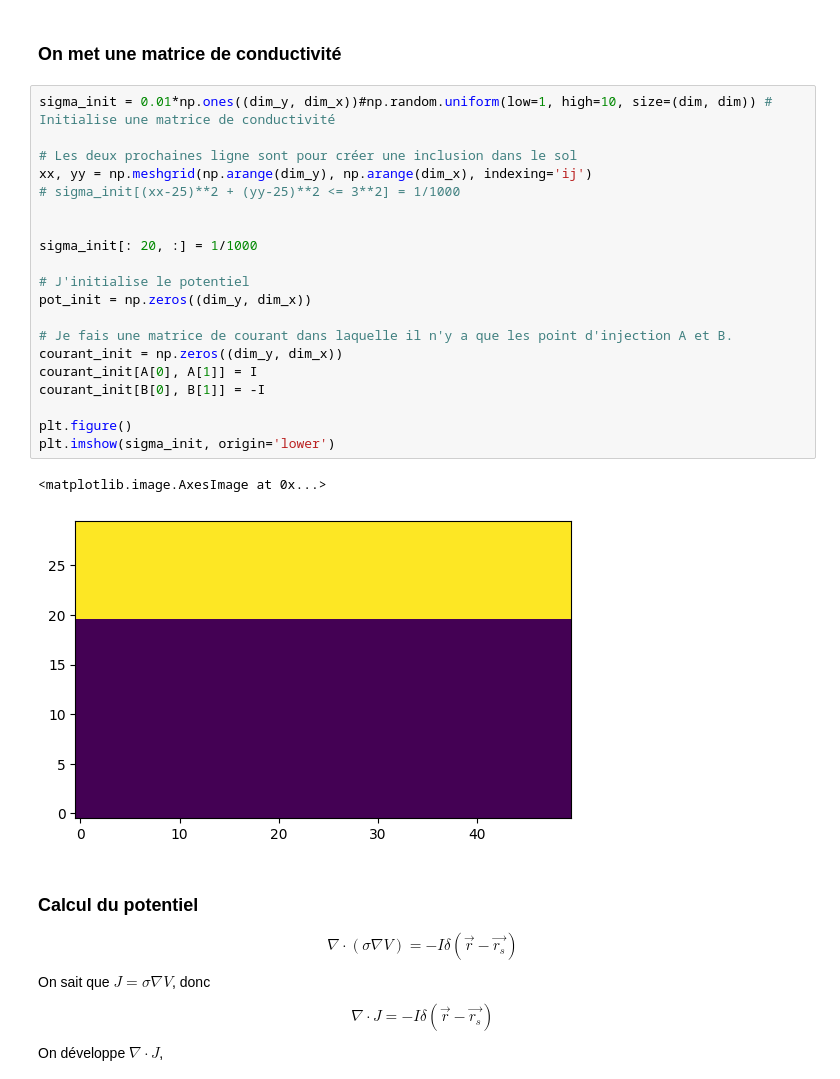
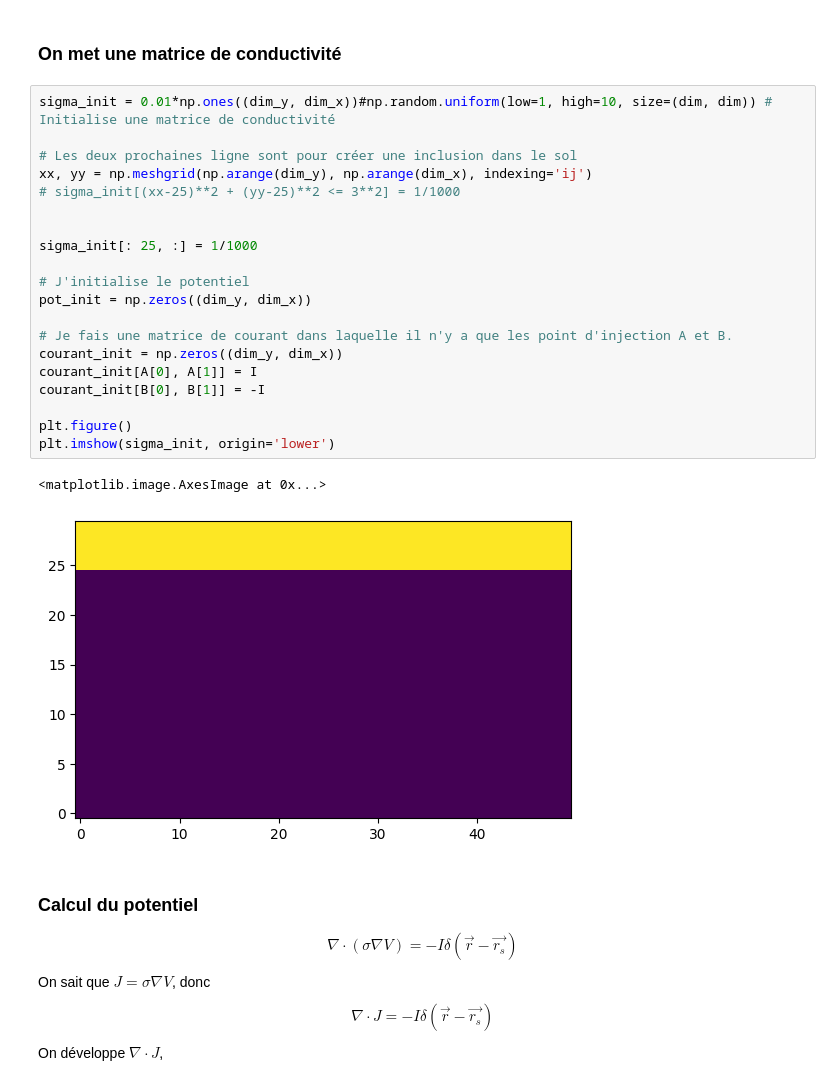
Before and after one commit to AlexandreChevrette/ProjetFinal_PhysiqueNumerique, a Jupyter notebook: Projet_physnum.ipynb, the cells around one changed output. Cells and saved outputs as stored; diff of their text form.

```diff
--- a/Projet_physnum.ipynb
+++ b/Projet_physnum.ipynb
@@ -32,26 +32,26 @@ N = (dim_y-2, (dim_x//2)+2)
 # %%
 sigma_init = 0.01*np.ones((dim_y, dim_x))#np.random.uniform(low=1, high=10, size=(dim, dim)) # Initialise une matrice de conductivité
 
 # Les deux prochaines ligne sont pour créer une inclusion dans le sol
 xx, yy = np.meshgrid(np.arange(dim_y), np.arange(dim_x), indexing='ij')
 # sigma_init[(xx-25)**2 + (yy-25)**2 <= 3**2] = 1/1000
 
 
-sigma_init[: 20, :] = 1/1000
+sigma_init[: 25, :] = 1/1000
 
 # J'initialise le potentiel
 pot_init = np.zeros((dim_y, dim_x))
 
 # Je fais une matrice de courant dans laquelle il n'y a que les point d'injection A et B.
 courant_init = np.zeros((dim_y, dim_x))
 courant_init[A[0], A[1]] = I
 courant_init[B[0], B[1]] = -I
 
 plt.figure()
 plt.imshow(sigma_init, origin='lower')
 # %% [output]
 <matplotlib.image.AxesImage at 0x...>
-[figure, old version]
+[figure, new version]
 # %% [markdown]
 ### Calcul du potentiel
 
```
Also changed, not shown: parts of 2 cells of this notebook.
